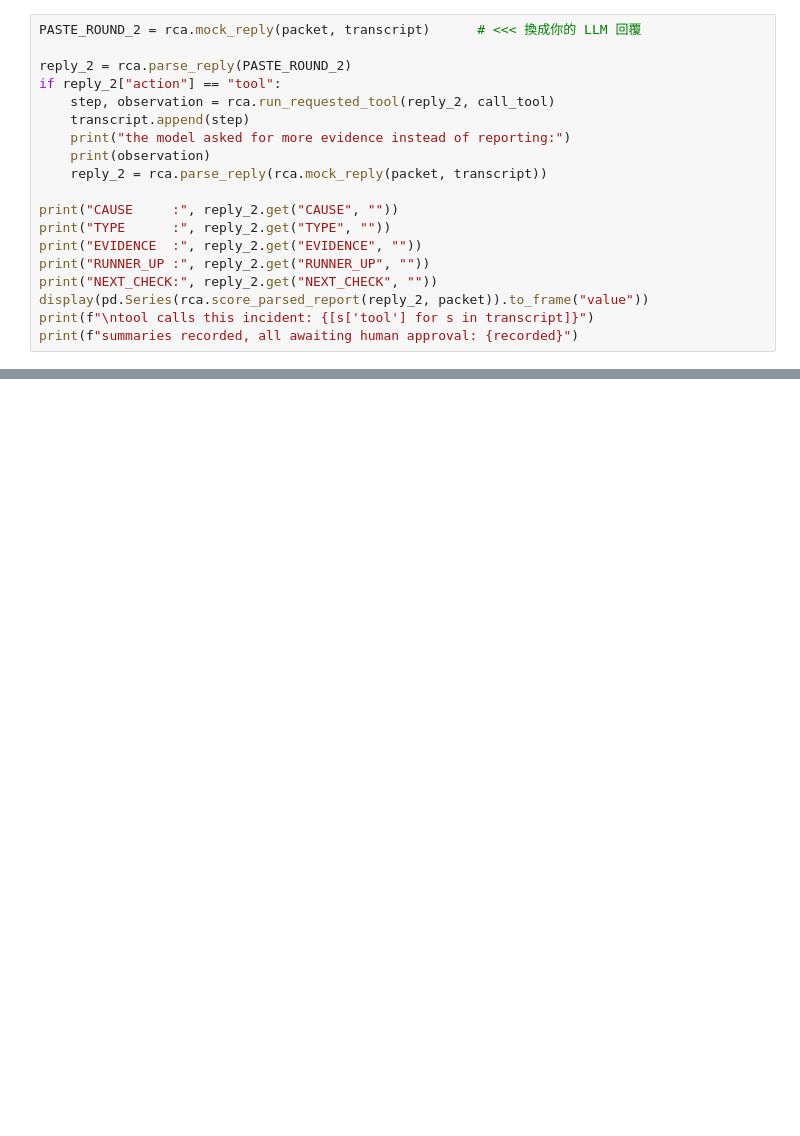
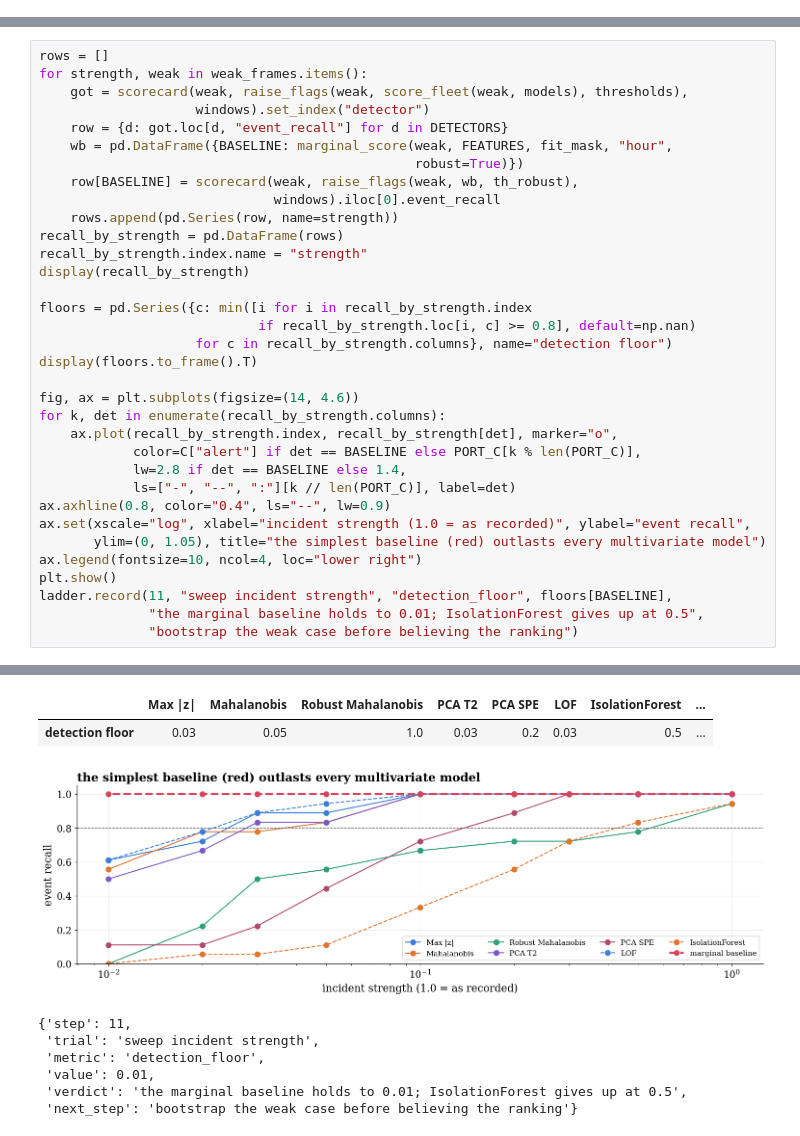
Before and after one commit to kevin880987/aiops-anomaly-zero-to-hero, a Jupyter notebook: labs/workshop/08_rca_capstone.ipynb, the cells around one changed output, grey strips where cells are left out. Cells and saved outputs as stored; diff of their text form; blank space fills up the shorter version.

```diff
--- a/labs/workshop/08_rca_capstone.ipynb
+++ b/labs/workshop/08_rca_capstone.ipynb
@@ -1175,19 +0,0 @@ END OF PROMPT
-# %%
-PASTE_ROUND_2 = rca.mock_reply(packet, transcript)      # <<< 換成你的 LLM 回覆
-
-reply_2 = rca.parse_reply(PASTE_ROUND_2)
-if reply_2["action"] == "tool":
-    step, observation = rca.run_requested_tool(reply_2, call_tool)
-    transcript.append(step)
-    print("the model asked for more evidence instead of reporting:")
-    print(observation)
-    reply_2 = rca.parse_reply(rca.mock_reply(packet, transcript))
-
-print("CAUSE     :", reply_2.get("CAUSE", ""))
-print("TYPE      :", reply_2.get("TYPE", ""))
-print("EVIDENCE  :", reply_2.get("EVIDENCE", ""))
-print("RUNNER_UP :", reply_2.get("RUNNER_UP", ""))
-print("NEXT_CHECK:", reply_2.get("NEXT_CHECK", ""))
-display(pd.Series(rca.score_parsed_report(reply_2, packet)).to_frame("value"))
-print(f"\ntool calls this incident: {[s['tool'] for s in transcript]}")
-print(f"summaries recorded, all awaiting human approval: {recorded}")
@@ -1361,0 +781,35 @@ marginal baseline 的輸出拆不開。
+# %%
+rows = []
+for strength, weak in weak_frames.items():
+    got = scorecard(weak, raise_flags(weak, score_fleet(weak, models), thresholds),
+                    windows).set_index("detector")
+    row = {d: got.loc[d, "event_recall"] for d in DETECTORS}
+    wb = pd.DataFrame({BASELINE: marginal_score(weak, FEATURES, fit_mask, "hour",
+                                                robust=True)})
+    row[BASELINE] = scorecard(weak, raise_flags(weak, wb, th_robust),
+                              windows).iloc[0].event_recall
+    rows.append(pd.Series(row, name=strength))
+recall_by_strength = pd.DataFrame(rows)
+recall_by_strength.index.name = "strength"
+display(recall_by_strength)
+
+floors = pd.Series({c: min([i for i in recall_by_strength.index
+                            if recall_by_strength.loc[i, c] >= 0.8], default=np.nan)
+                    for c in recall_by_strength.columns}, name="detection floor")
+display(floors.to_frame().T)
+
+fig, ax = plt.subplots(figsize=(14, 4.6))
+for k, det in enumerate(recall_by_strength.columns):
+    ax.plot(recall_by_strength.index, recall_by_strength[det], marker="o",
+            color=C["alert"] if det == BASELINE else PORT_C[k % len(PORT_C)],
+            lw=2.8 if det == BASELINE else 1.4,
+            ls=["-", "--", ":"][k // len(PORT_C)], label=det)
+ax.axhline(0.8, color="0.4", ls="--", lw=0.9)
+ax.set(xscale="log", xlabel="incident strength (1.0 = as recorded)", ylabel="event recall",
+       ylim=(0, 1.05), title="the simplest baseline (red) outlasts every multivariate model")
+ax.legend(fontsize=10, ncol=4, loc="lower right")
+plt.show()
+ladder.record(11, "sweep incident strength", "detection_floor", floors[BASELINE],
+              "the marginal baseline holds to 0.01; IsolationForest gives up at 0.5",
+              "bootstrap the weak case before believing the ranking")
+# %% [output]
@@ -1361,0 +827,9 @@ marginal baseline 的輸出拆不開。
+|  | Max |z| | Mahalanobis | Robust Mahalanobis | PCA T2 | PCA SPE | LOF | IsolationForest | ... |
+| detection floor | 0.03 | 0.05 | 1.0 | 0.03 | 0.2 | 0.03 | 0.5 | ... |
+[figure, added]
+{'step': 11,
+ 'trial': 'sweep incident strength',
+ 'metric': 'detection_floor',
+ 'value': 0.01,
+ 'verdict': 'the marginal baseline holds to 0.01; IsolationForest gives up at 0.5',
+ 'next_step': 'bootstrap the weak case before believing the ranking'}
```
Also changed, not shown: parts of 118 cells of this notebook, 6 other files.
